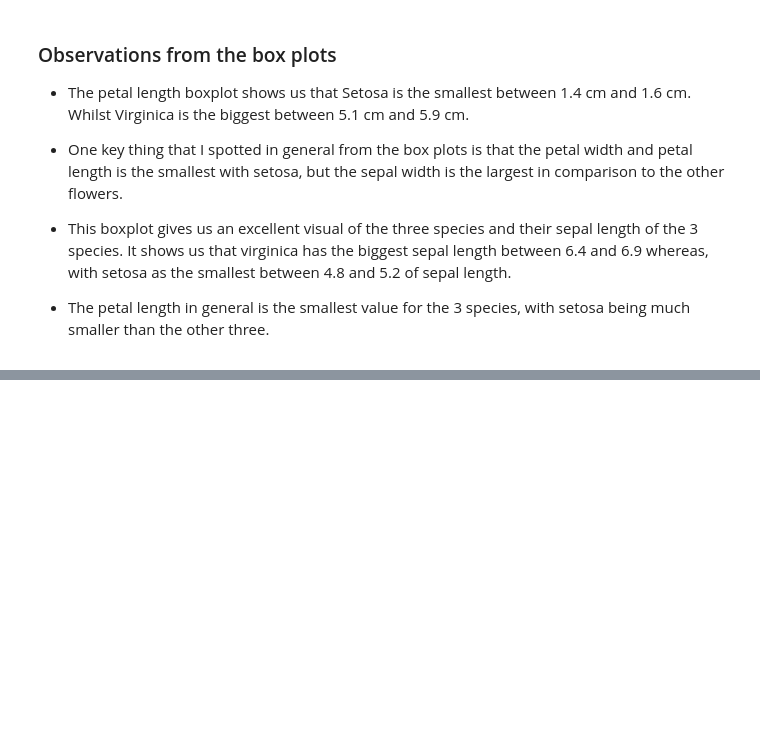
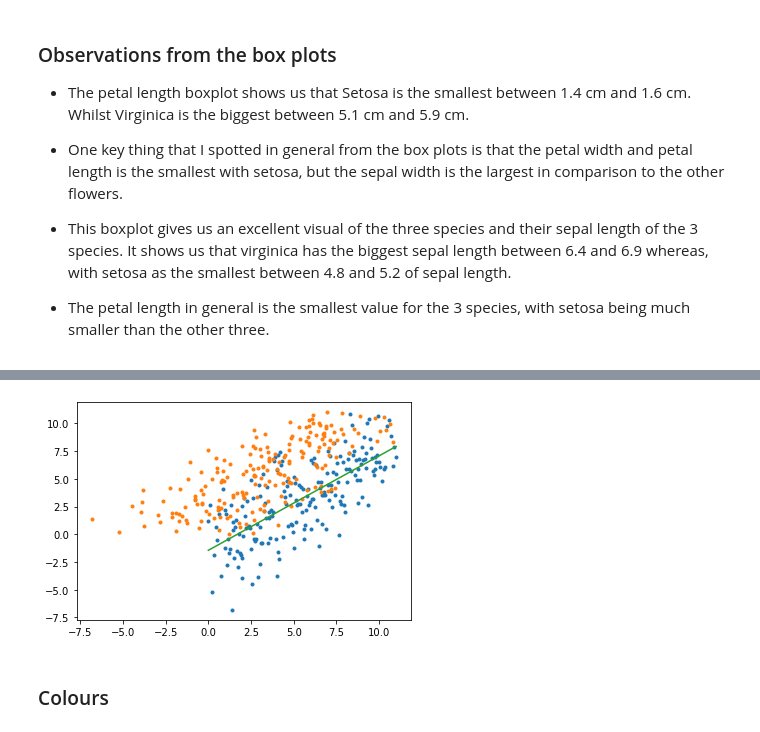
Before and after one commit to KenLin765/funddata-assessment, a Jupyter notebook: practicals/4.Outliers.ipynb, the cells around one changed output, grey strips where cells are left out. Drawn from its saved outputs; the diff is of its cells as text; code cells hidden in the pictures; blank space fills up the shorter version.

```diff
--- a/practicals/4.Outliers.ipynb
+++ b/practicals/4.Outliers.ipynb
@@ -211,0 +246,19 @@ Original code on https://github.com/ianmcloughlin/2223-S1-fund-data-analysis/blo
+# %%
+# Best fit line slope and y intercept.
+m, c = np.polyfit(x, y, 1)
+# %%
+# Create a steadily increasing x range for plotting.
+xbestfit = np.linspace(x.min(), x.max(), 100)
+# Create corresponding y values form best fit line.
+ybestfit = m * xbestfit + c
+# %%
+# Plot points.
+plt.plot(x, y, '.')
+plt.plot(y, x, '.')
+
+# Plot line.
+plt.plot(xbestfit, ybestfit);
+# %% [output]
+[figure, added]
+# %% [markdown]
+### Colours
```
Also changed, not shown: parts of 13 cells of this notebook, 1 other file.
